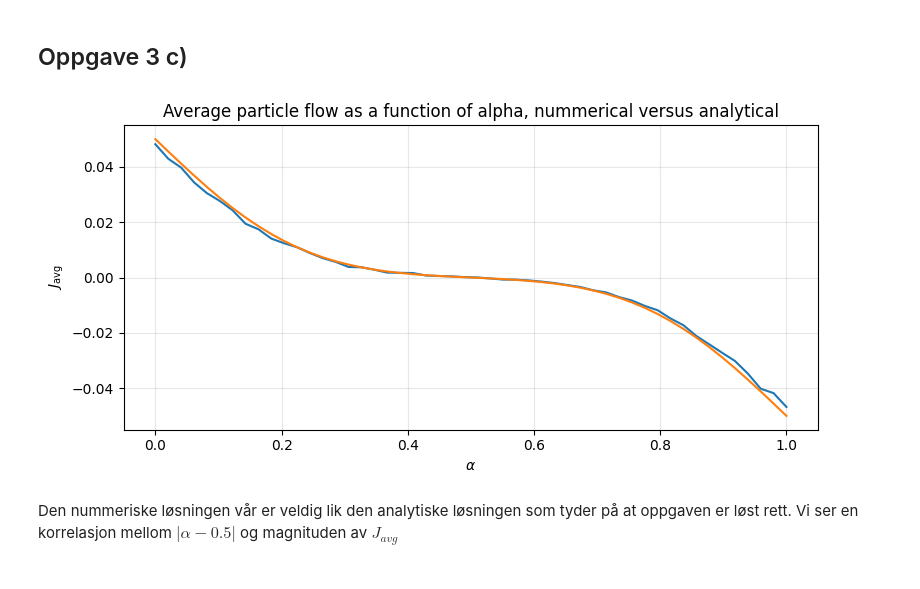
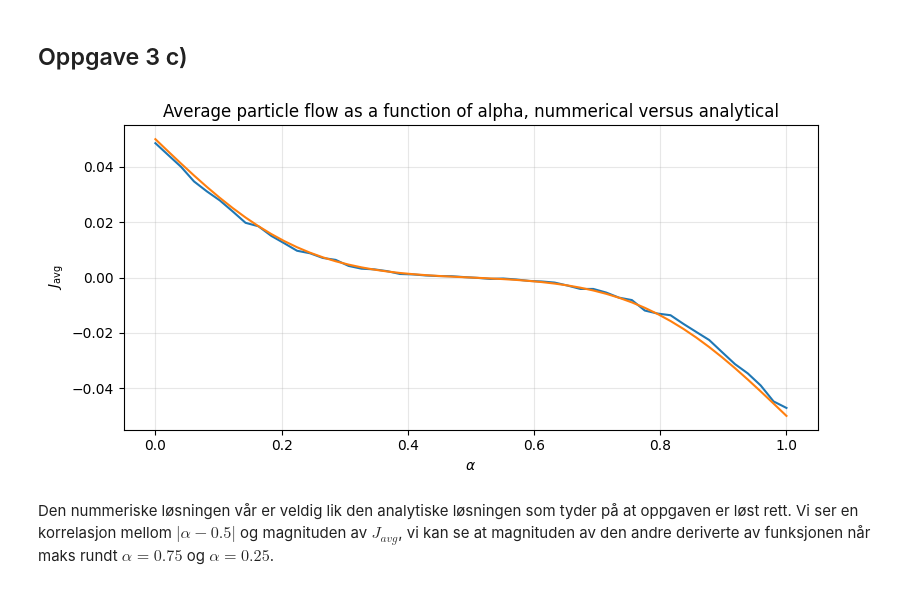
Before and after one commit to KristofferEide06/TMA4320_Project2, a Jupyter notebook: finalized-final-finished-project.ipynb, the cells around one changed output. Saved outputs shown, nothing was run; the diff lists cells and outputs as text; code cells hidden in the pictures.

Commit message:
små forbedringer + 3d
implementerte grense håndteringen fra oppgave 1c, kommenterte alle "kompliserte" deler av koden, fjernet unødvendig shuffling, oppdaterte tekstsvar

```diff
--- a/finalized-final-finished-project.ipynb
+++ b/finalized-final-finished-project.ipynb
@@ -84,30 +84,19 @@ def probs_3(beta: float, x: int, n_x: int, alpha: float, k: float, t: int, t_p:
     Returns:
         p_minus, p_plus: Probabilites for a move to the left (minus) and right (plus)
     """
+    # Checking for edge cases mentioned in 1c, this prevents unecessary calculations and underflow/overflow
+    if -0.01/beta<(periodic_pot(t, t_p, x+1 , n_x, alpha, k) - periodic_pot(t, t_p, x, n_x, alpha, k))<0.01/beta:
+        return 1/3,1/3
+    elif 100<(periodic_pot(t, t_p, x+1, n_x, alpha, k) - periodic_pot(t, t_p, x, n_x, alpha, k)):
+        return 1,0
+    elif -100>(periodic_pot(t, t_p, x+1, n_x, alpha, k) - periodic_pot(t, t_p, x, n_x, alpha, k)):
+        return 0,1
 
-    if -0.01/beta<(periodic_pot(t, t_p, x,     n_x, alpha, k) - periodic_pot(t, t_p, x + 1, n_x, alpha, k))<0.01/beta:
-        return 1/3,1/3
+    # Calculating exponents
     b = -beta * (periodic_pot(t, t_p, x,     n_x, alpha, k) - periodic_pot(t, t_p, x + 1, n_x, alpha, k))
     a = -beta * (periodic_pot(t, t_p, x - 1, n_x, alpha, k) - periodic_pot(t, t_p, x + 1, n_x, alpha, k))
     c = -beta * (periodic_pot(t, t_p, x + 1, n_x, alpha, k) - periodic_pot(t, t_p, x - 1, n_x, alpha, k))
     d = -beta * (periodic_pot(t, t_p, x,     n_x, alpha, k) - periodic_pot(t, t_p, x - 1, n_x, alpha, k))
-
-    if a > 50:
-        a = 50
-    elif a < -50:
-        a = -50
-    if b > 50:
-        b = 50
-    elif b < -50:
-        b = -50
-    if c > 50:
-        c = 50
-    elif c < -50:
-        c = -50
-    if d > 50:
-        d = 50
-    elif d < -50:
-        d = -50
 
     p_plus = 1.0 / (1.0 + np.exp(a) + np.exp(b))
     p_minus = 1.0 / (1.0 + np.exp(c) + np.exp(d))
@@ -154,9 +143,10 @@ def walk_step(n_x: int, alpha: float, k: float, n_p: int, t: int, t_p: int, x: n
         x: Updated array of particle positions after one timestep
         flow: Normalized net flow (n_plus - n_minus) / n_p for this timestep
     """
-    np.random.shuffle(x)
+
     n_plus = 0
     n_minus = 0
+    # Finding and performing steps for all the particles
     for j in range(len(x)):
         p_minus, p_plus = probs_3(beta, x[j], n_x, alpha, k, t, t_p)
         step = walk_dir(p_minus, p_plus)
@@ -193,9 +183,12 @@ def sim_3(t_p: int, n_x: int, alpha: float, k: float, n_p: int, cycles: int, int
         x: Final array of particle positions after all cycles
         avg_flow: Array of average flow per cycle
     """
-    x = np.array([[i for _ in range((n_p // interval))] for i in range(n_p // (n_p // interval))]).flatten()
+    # Creating array with n_p elements (positions) in range [0,interval),
+    # where there are n_p//interval repetitions of each position
+    x = np.array([[i for _ in range((n_p // interval))] for i in range(interval)]).flatten()
     avg_flow = np.zeros(cycles)
 
+    # Going through all periods t_p for all cycles and adding their J_avg to the avg_flow array
     for cycle in range(cycles):
         flow_t = np.zeros(2 * t_p)
         for t in range(2 * t_p):
@@ -327,35 +323,38 @@ import math as math
 
 def analytic_flow(n_x: int, t_p: int, alpha: float):
     """Calculate the analytical average particle flow as a function of alpha
 
     Args:
         n_x: Length of intervall for periodic potential V31
         t_p: Time period between potential switches V31/V32
         alpha: Position of potential switch within n_x, pos = n_x*alpha
 
     Returns:
         flow: Analytical average particle flow for the given parameters
     """
     return n_x/(4*t_p) * (
         math.erfc(alpha*n_x/2*np.sqrt(3/t_p))
         - math.erfc((1-alpha)*n_x/2*np.sqrt(3/t_p))
     )
 
 
+
+
+# Initializing alpha array with 50 evenly spaced t_p values and empty flow arrays with same length of type np.float64
 alpha_array = np.linspace(0, 1, 50)
-
 flow_array_3c = np.zeros(len(alpha_array), dtype=np.float64)
 analytic_flow_array_3c = np.zeros(len(alpha_array), dtype=np.float64)
 
+# Simulating the J_avg for all values of alpha and adding them to flow arrays for plotting
 for i in range(len(alpha_array)):
-    x, avg_flow = sim_3b(500, 100, alpha_array[i], 1000, 40*100, 1, 100, 200, 300)
+    x, avg_flow = sim_3b(500, 100, alpha_array[i], 1000, 40*100, 100, 200, 300)
     flow_array_3c[i] = avg_flow
     analytic_flow_array_3c[i] = analytic_flow(100, 500, alpha_array[i])
 
 plotter(np.array(["Average particle flow as a function of alpha, nummerical versus analytical"]),
          np.array([r"$\alpha$"]), np.array([r"$J_{\mathrm{avg}}$"]),
          np.array([alpha_array for _ in range(2)]), np.array([flow_array_3c,analytic_flow_array_3c]), 1, 1)
 # %% [output]
-[figure, old version]
+[figure, new version]
 # %% [markdown]
-Den nummeriske løsningen vår er veldig lik den analytiske løsningen som tyder på at oppgaven er løst rett. Vi ser en korrelasjon mellom $|\alpha-0.5|$ og magnituden av $J_{avg}$
+Den nummeriske løsningen vår er veldig lik den analytiske løsningen som tyder på at oppgaven er løst rett. Vi ser en korrelasjon mellom $|\alpha-0.5|$ og magnituden av $J_{avg}$, vi kan se at magnituden av den andre deriverte av funksjonen når maks rundt $\alpha = 0.75$ og $\alpha = 0.25$.
```
Also changed, not shown: parts of 5 cells of this notebook.
